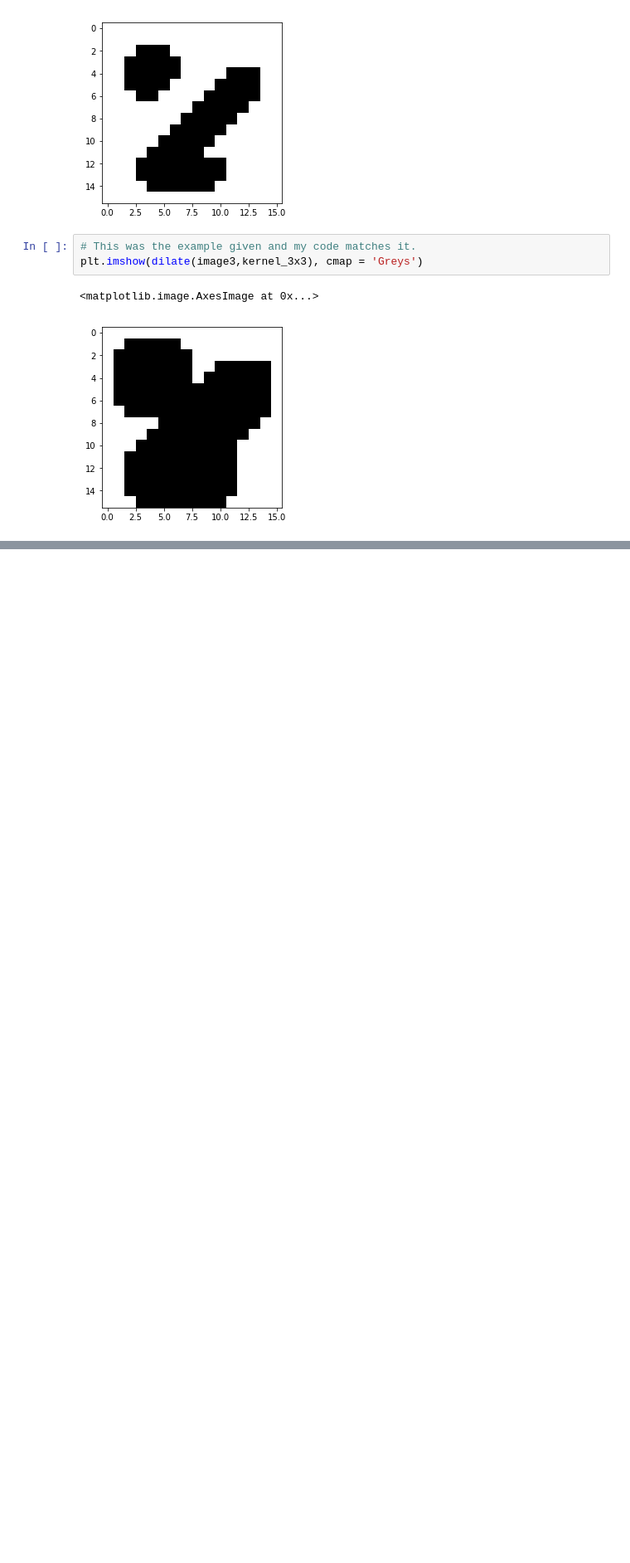
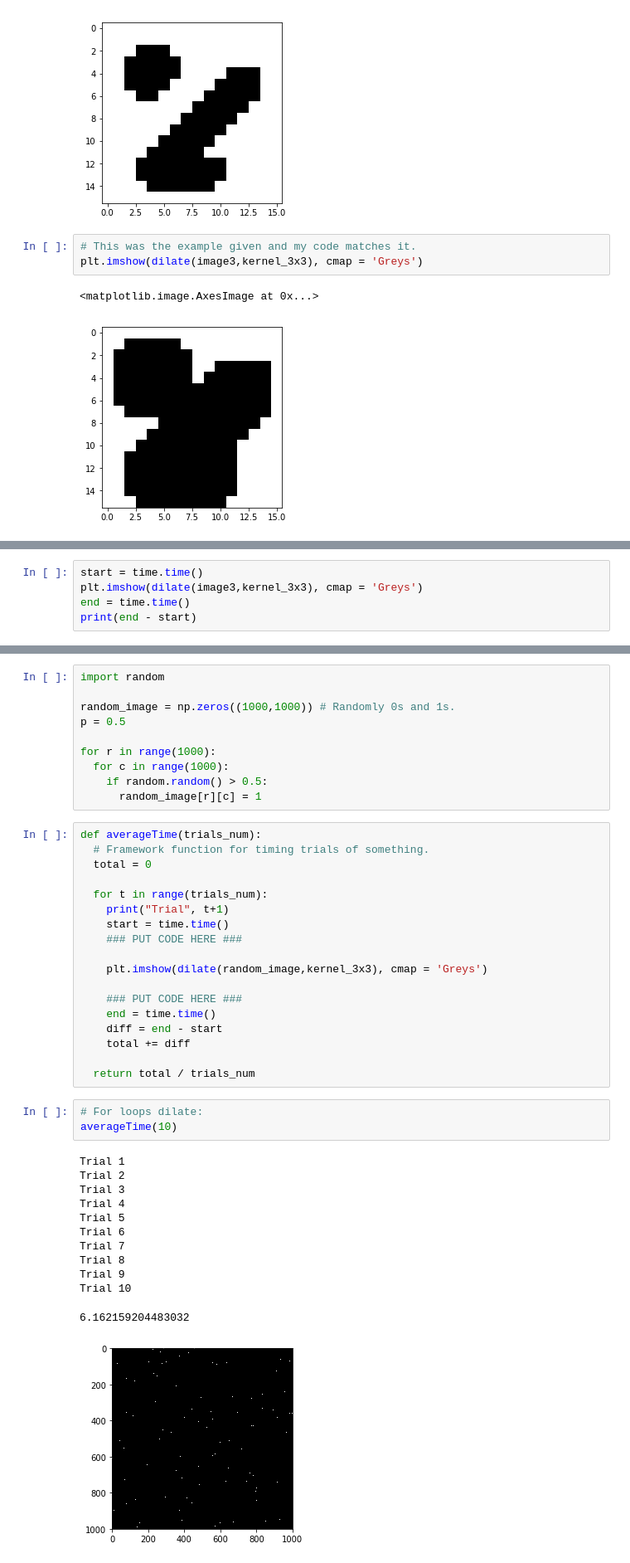
Before and after one commit to Benned-H/Summer2019, a Jupyter notebook: PythonProjects/Coding_Dilation_Erosion.ipynb, the cells around one changed output, grey strips where cells are left out. Shown at 83% size. Cells and saved outputs as stored; diff of their text form; blank space fills up the shorter version.

Commit message:
Coded alternative dilation implementation, timing comparisons.

```diff
--- a/PythonProjects/Coding_Dilation_Erosion.ipynb
+++ b/PythonProjects/Coding_Dilation_Erosion.ipynb
@@ -304,0 +345,5 @@ plt.imshow(dilate(image3,kernel_3x3), cmap = 'Greys')
+# %%
+start = time.time()
+plt.imshow(dilate(image3,kernel_3x3), cmap = 'Greys')
+end = time.time()
+print(end - start)
@@ -304,0 +353,44 @@ plt.imshow(dilate(image3,kernel_3x3), cmap = 'Greys')
+# %%
+import random
+
+random_image = np.zeros((1000,1000)) # Randomly 0s and 1s.
+p = 0.5
+
+for r in range(1000):
+  for c in range(1000):
+    if random.random() > 0.5:
+      random_image[r][c] = 1
+# %%
+def averageTime(trials_num):
+  # Framework function for timing trials of something.
+  total = 0
+
+  for t in range(trials_num):
+    print("Trial", t+1)
+    start = time.time()
+    ### PUT CODE HERE ###
+
+    plt.imshow(dilate(random_image,kernel_3x3), cmap = 'Greys')
+
+    ### PUT CODE HERE ###
+    end = time.time()
+    diff = end - start
+    total += diff
+
+  return total / trials_num
+# %%
+# For loops dilate:
+averageTime(10)
+# %% [output]
+Trial 1
+Trial 2
+Trial 3
+Trial 4
+Trial 5
+Trial 6
+Trial 7
+Trial 8
+Trial 9
+Trial 10
+6.162159204483032
+[figure, added]
```
Also changed, not shown: parts of 6 cells of this notebook.
